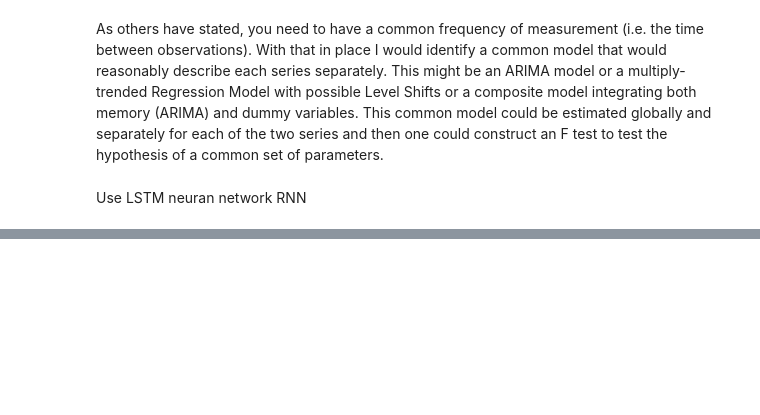
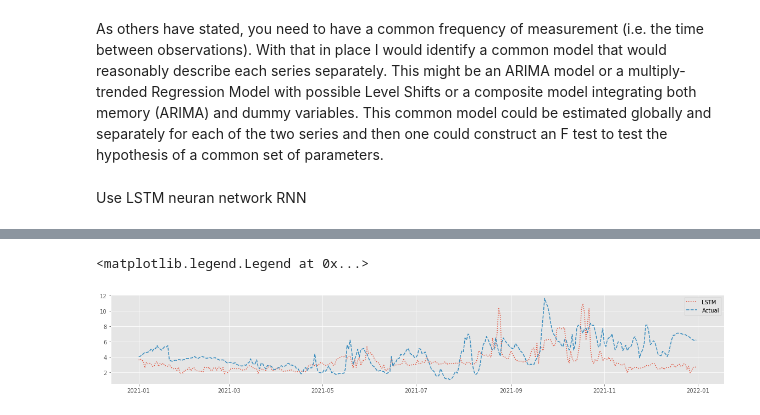
Before and after one commit to Krispy3/HFF_Water, a Jupyter notebook: VAR Model-Copy1.ipynb, the cells around one changed output, grey strips where cells are left out. Cells and saved outputs as stored; diff of their text form; code cells hidden in the pictures; blank space fills up the shorter version.

```diff
--- a/VAR Model-Copy1.ipynb
+++ b/VAR Model-Copy1.ipynb
@@ -427,0 +451,3 @@ strong multicollinearity or other numerical problems.
+# %%
+X_test = final_test.drop(['Turb_FNU'], axis=1)
+y_test = final_test.Turb_FNU
@@ -431,0 +500,11 @@ Use LSTM neuran network RNN
+# %%
+y_pred = m.predict(X_test)
+y_pred = pd.DataFrame(y_pred)
+y_pred.set_index(X_test.index, inplace=True)
+
+
+plt.figure()
+plt.plot(y_pred,':',label='LSTM')
+plt.plot(y_test,'--',label='Actual')
+plt.legend()
+# %% [output]
@@ -431,0 +512,2 @@ Use LSTM neuran network RNN
+<matplotlib.legend.Legend at 0x...>
+[figure, added]
```
Also changed, not shown: parts of 11 cells of this notebook.
